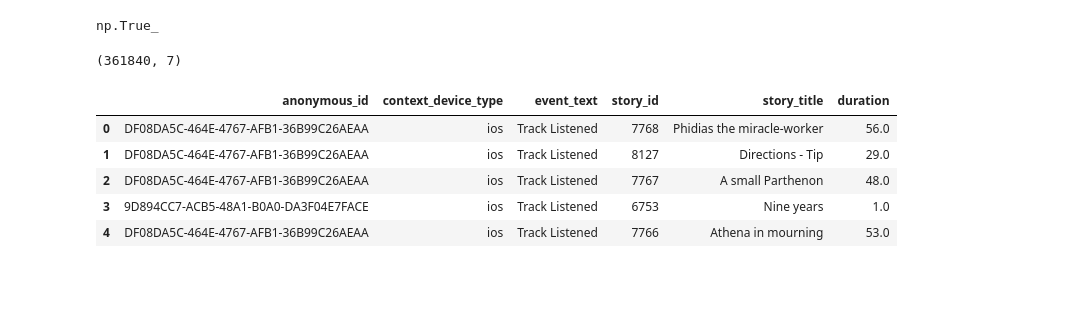
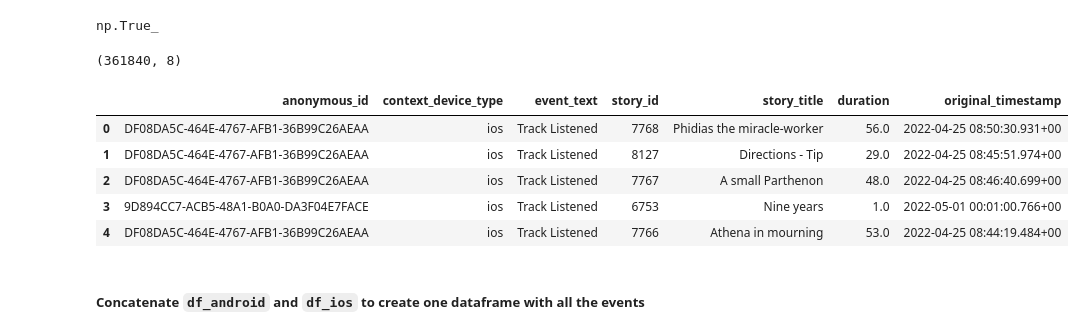
Before and after one commit to VassilisK2001/Personalized-Tours, a Jupyter notebook: notebooks/Data_Cleaning.ipynb, the cells around one changed output. Saved outputs shown, nothing was run; the diff lists cells and outputs as text; code cells hidden in the pictures; blank space fills up the shorter version.

Commit message:
created table with all user interaction events

```diff
--- a/notebooks/Data_Cleaning.ipynb
+++ b/notebooks/Data_Cleaning.ipynb
@@ -541,7 +544,7 @@ Index(['id', 'received_at', 'story_id', 'timestamp', 'anonymous_id',
 cols_drop_ios = ['id', 'received_at', 'timestamp',  'context_os_name', 'context_traits_user_id', 'event',  'context_network_wifi', 'context_screen_height',
        'context_app_namespace', 'context_device_name', 'context_library_version', 'context_screen_width', 'context_app_build', 'context_app_name', 'context_device_id',
        'context_device_model', 'context_timezone', 'uuid_ts', 'context_network_cellular', 'context_traits_anonymous_id', 'context_app_version', 'context_ip', 'context_network_carrier',
-       'context_os_version', 'original_timestamp', 'user_id', 'context_device_manufacturer', 'context_library_name', 'context_locale', 'sent_at']
+       'context_os_version', 'user_id', 'context_device_manufacturer', 'context_library_name', 'context_locale', 'sent_at']
 
 df_ios.drop(columns=cols_drop_ios, inplace=True)
 # %%
@@ -582,18 +586,20 @@ df_ios = df_ios.dropna(subset=['tour_id'])
 # %%
 df_ios.shape
 # %% [output]
-(361840, 7)
+(361840, 8)
 # %%
 # Dro tour_id column, since it is no longer needed
 df_ios.drop(columns=['tour_id'], inplace=True)
 # %%
 # Change column order to match the Android dataframe
-df_ios = df_ios[['anonymous_id', 'context_device_type', 'event_text', 'story_id', 'story_title', 'duration']]
+df_ios = df_ios[['anonymous_id', 'context_device_type', 'event_text', 'story_id', 'story_title', 'duration', 'original_timestamp']]
 df_ios.head()
 # %% [output]
-|  | anonymous_id | context_device_type | event_text | story_id | story_title | duration |
-| 0 | DF08DA5C-464E-4767-AFB1-36B99C26AEAA | ios | Track Listened | 7768 | Phidias the miracle-worker | 56.0 |
-| 1 | DF08DA5C-464E-4767-AFB1-36B99C26AEAA | ios | Track Listened | 8127 | Directions - Tip | 29.0 |
-| 2 | DF08DA5C-464E-4767-AFB1-36B99C26AEAA | ios | Track Listened | 7767 | A small Parthenon | 48.0 |
-| 3 | 9D894CC7-ACB5-48A1-B0A0-DA3F04E7FACE | ios | Track Listened | 6753 | Nine years | 1.0 |
-| 4 | DF08DA5C-464E-4767-AFB1-36B99C26AEAA | ios | Track Listened | 7766 | Athena in mourning | 53.0 |
+|  | anonymous_id | context_device_type | event_text | story_id | story_title | duration | original_timestamp |
+| 0 | DF08DA5C-464E-4767-AFB1-36B99C26AEAA | ios | Track Listened | 7768 | Phidias the miracle-worker | 56.0 | 2022-04-25 08:50:30.931+00 |
+| 1 | DF08DA5C-464E-4767-AFB1-36B99C26AEAA | ios | Track Listened | 8127 | Directions - Tip | 29.0 | 2022-04-25 08:45:51.974+00 |
+| 2 | DF08DA5C-464E-4767-AFB1-36B99C26AEAA | ios | Track Listened | 7767 | A small Parthenon | 48.0 | 2022-04-25 08:46:40.699+00 |
+| 3 | 9D894CC7-ACB5-48A1-B0A0-DA3F04E7FACE | ios | Track Listened | 6753 | Nine years | 1.0 | 2022-05-01 00:01:00.766+00 |
+| 4 | DF08DA5C-464E-4767-AFB1-36B99C26AEAA | ios | Track Listened | 7766 | Athena in mourning | 53.0 | 2022-04-25 08:44:19.484+00 |
+# %% [markdown]
+##### Concatenate <code>df_android</code> and <code>df_ios</code> to create one dataframe with all the events
```
Also changed, not shown: parts of 27 cells of this notebook, 1 other file.
